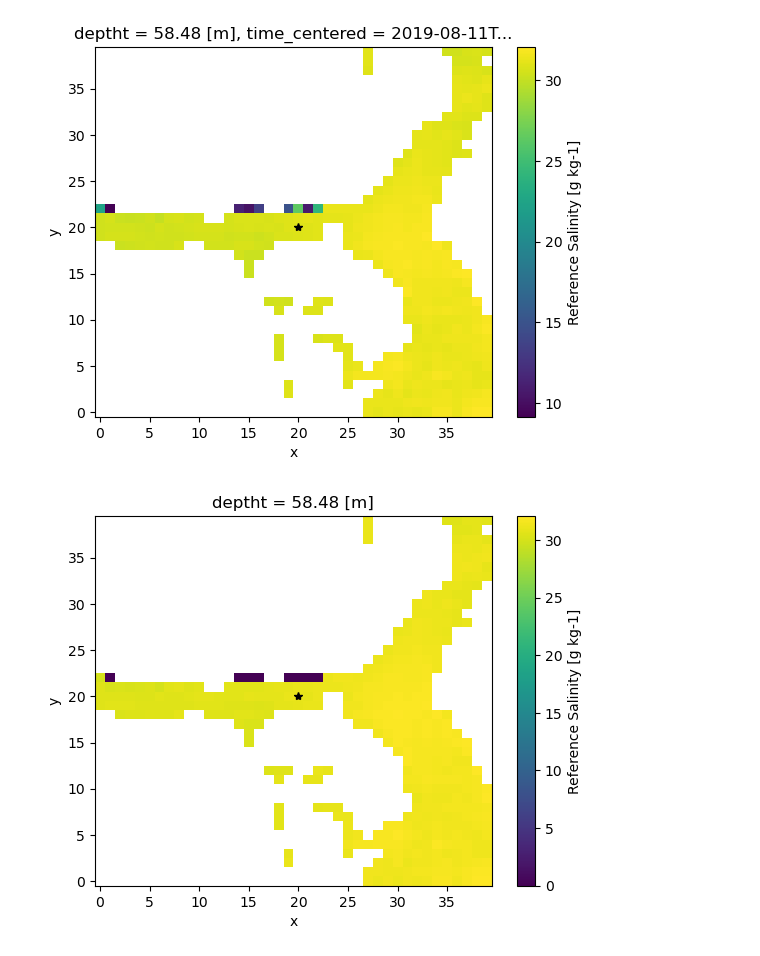
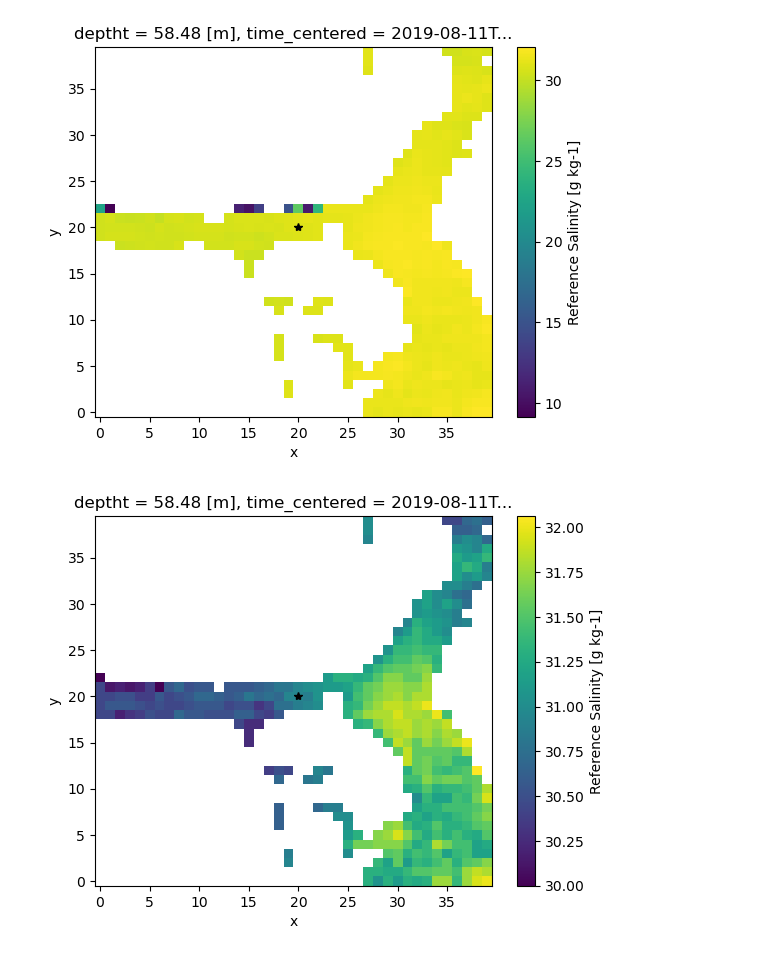
Before and after one commit to SalishSeaCast/analysis-susan, a Jupyter notebook: notebooks/Tall/Tall_1ts.ipynb, the cells around one changed output. Drawn from its saved outputs; the diff is of its cells as text; code cells hidden in the pictures.

```diff
--- a/notebooks/Tall/Tall_1ts.ipynb
+++ b/notebooks/Tall/Tall_1ts.ipynb
@@ -29,9 +29,9 @@ plt.plot(ss, ss, 'k*');
 # %%
 # very low salinity seen at north of the channel, check out the first time step
 (gridT.vosaline[0, 25-1, yslice, xslice].
-               where(gridT.vosaline[7, 25-1, yslice, xslice] !=0).plot());
+               where(gridT.vosaline[0, 25-1, yslice, xslice] !=0).plot());
 plt.plot(ss, ss, 'k*');
 # %% [output]
-[figure, old version]
+[figure, new version]
 # %%
 # problem, there should not be near zero salinities at 58 m depth
```
Also changed, not shown: parts of 33 cells of this notebook.
